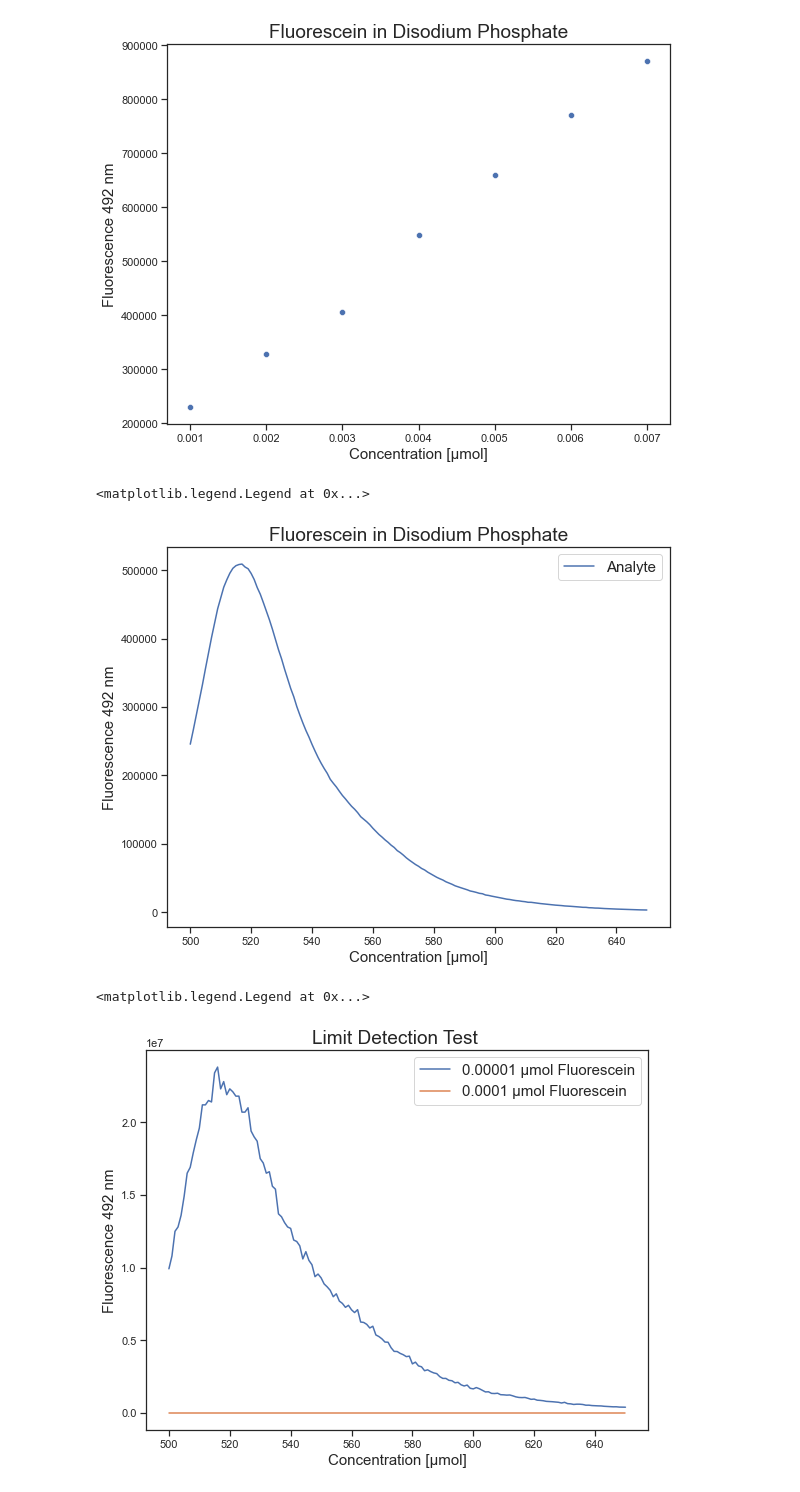
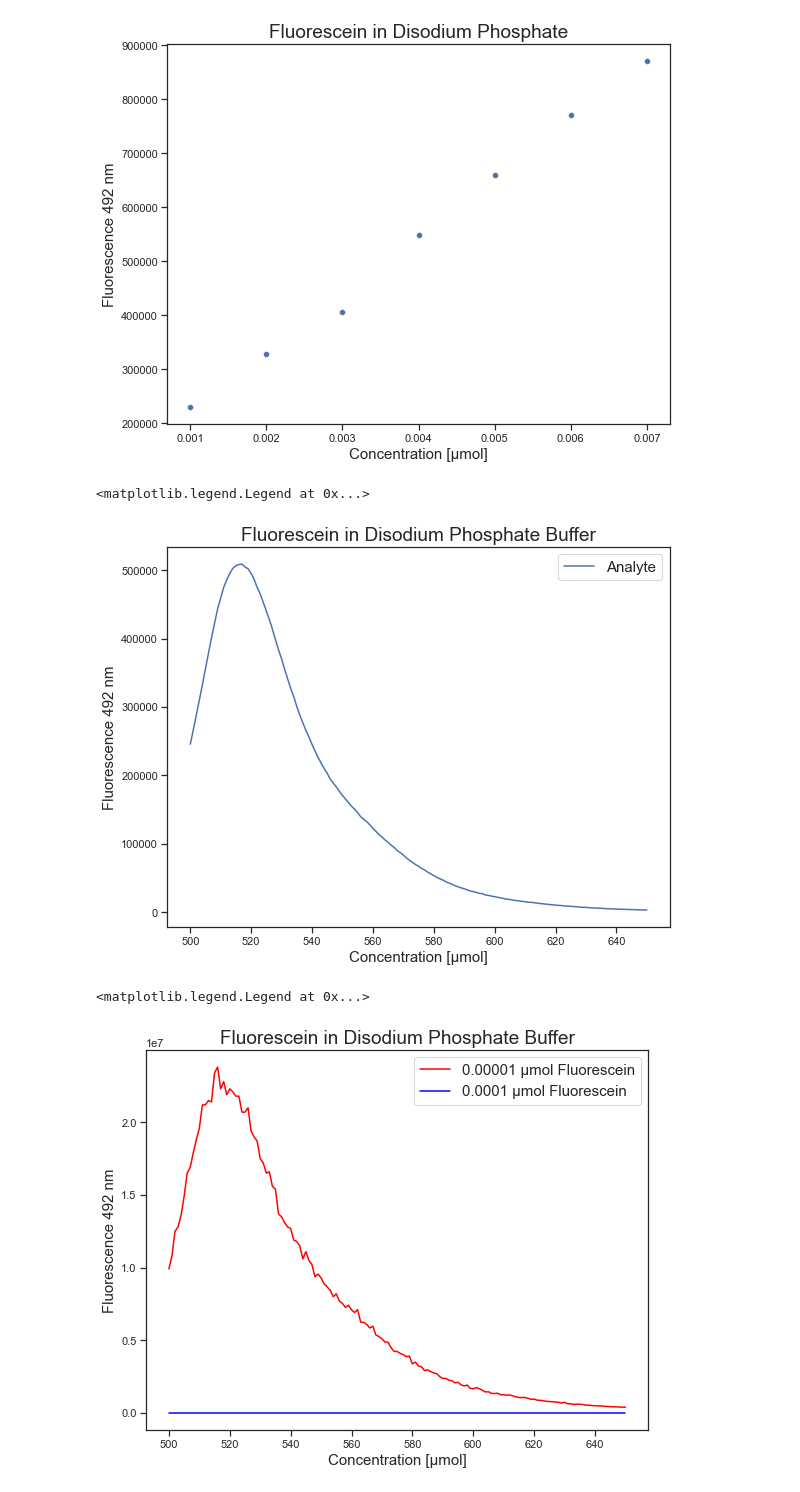
Before and after one commit to ChrisMontez/Spectrofluorometry, a Jupyter notebook: Data Analysis.ipynb, the cells around one changed output. Cells and saved outputs as stored; diff of their text form; code cells hidden in the pictures.

```diff
--- a/Data Analysis.ipynb
+++ b/Data Analysis.ipynb
@@ -35,21 +35,21 @@ TEST = [Y1,Y2,Y3]
 # %%
 f, ax = plt.subplots(figsize=(9, 7))
 sns.lineplot(x=X,y=Y1, label='Analyte')
-ax.set_title('Fluorescein in Disodium Phosphate', fontsize = 19)
+ax.set_title('Fluorescein in Disodium Phosphate Buffer', fontsize = 19)
 ax.set_ylabel('Fluorescence 492 nm', fontsize = 15)
 ax.set_xlabel('Concentration [μmol]',fontsize = 15)
 ax.legend(loc='upper right',frameon=True,fontsize = 15)
 # %% [output]
 <matplotlib.legend.Legend at 0x...>
-[figure, old version]
+[figure, new version]
 # %%
 f, ax = plt.subplots(figsize=(9, 7))
-sns.lineplot(x=X,y=Y3, label = '0.00001 μmol Fluorescein')
-sns.lineplot(x=X,y=Y2, label = '0.0001 μmol Fluorescein')
-ax.set_title('Limit Detection Test ', fontsize = 19)
+sns.lineplot(x=X,y=Y3, label = '0.00001 μmol Fluorescein', color = 'red')
+sns.lineplot(x=X,y=Y2, label = '0.0001 μmol Fluorescein', color = 'blue')
+ax.set_title('Fluorescein in Disodium Phosphate Buffer', fontsize = 19)
 ax.set_ylabel('Fluorescence 492 nm', fontsize = 15)
 ax.set_xlabel('Concentration [μmol]',fontsize = 15)
 ax.legend(loc='upper right',frameon=True,fontsize = 15)
 # %% [output]
 <matplotlib.legend.Legend at 0x...>
-[figure, old version]
+[figure, new version]
```
Also changed, not shown: 3 other files.
